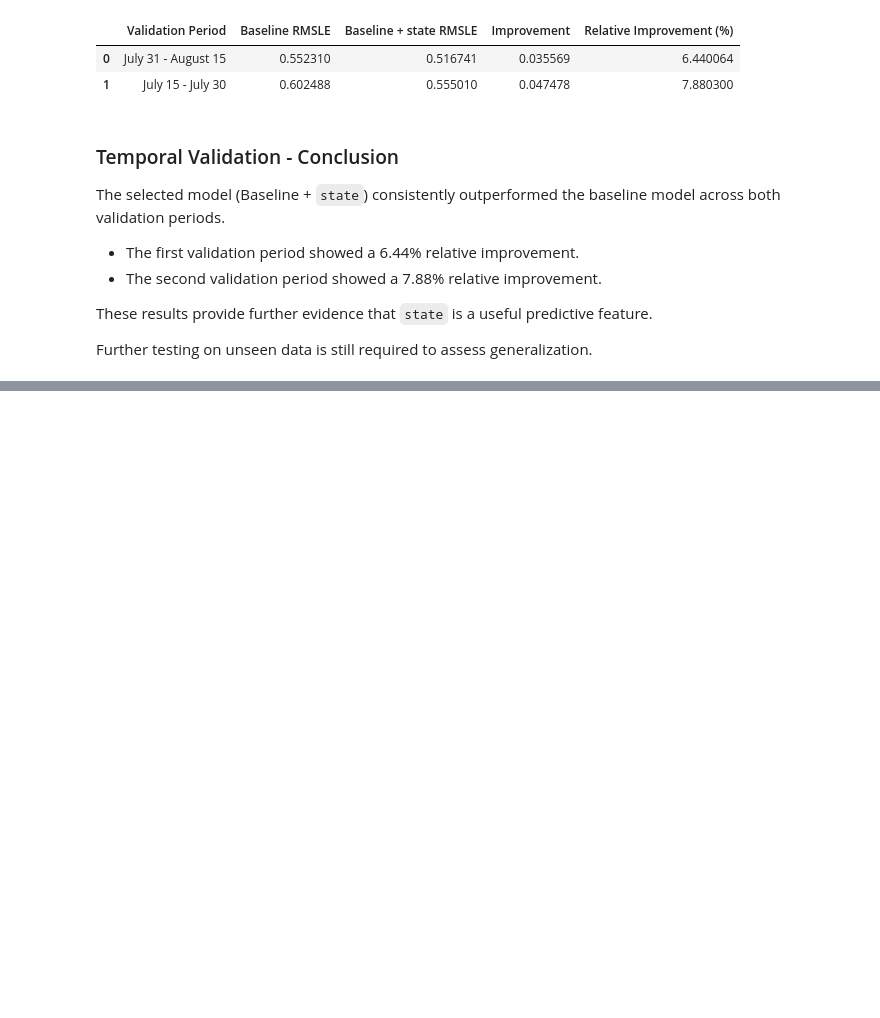
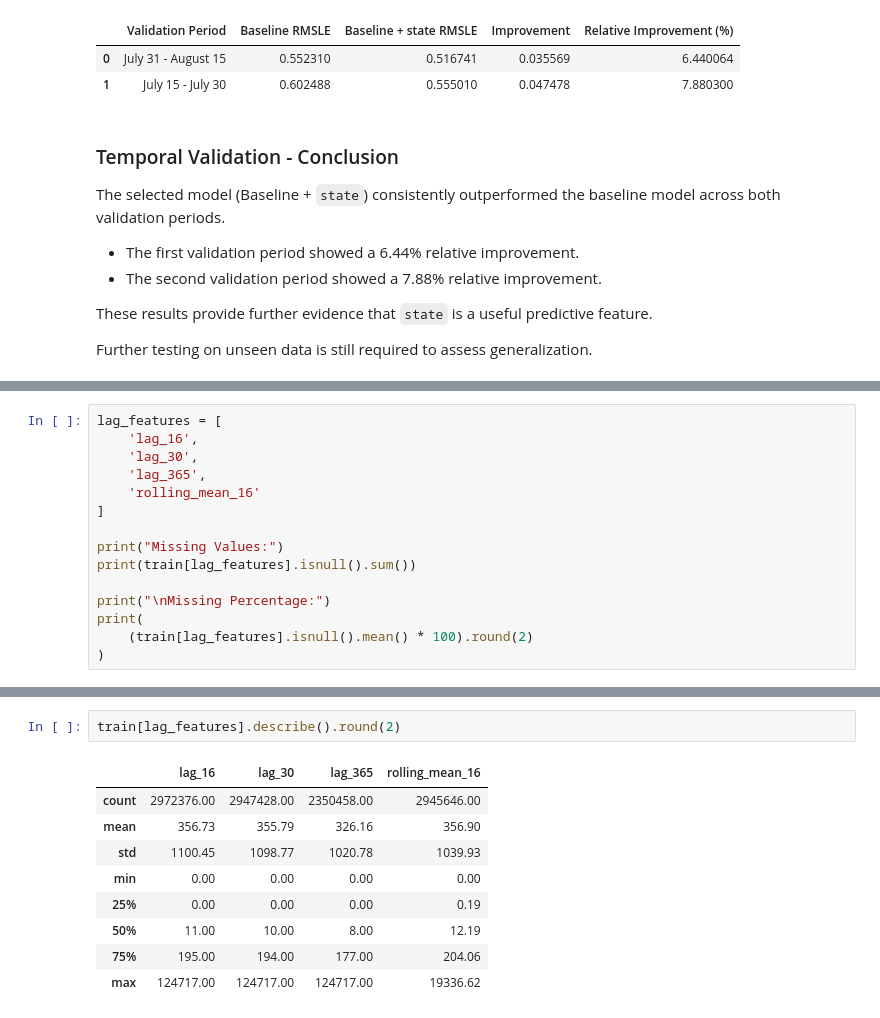
Before and after one commit to MosabOs/Store-Sales-Forecasting-Comp-V-Mosab-Os, a Jupyter notebook: store-sales-forecasting-comp-v-mosab-os.ipynb, the cells around one changed output, grey strips where cells are left out. Saved outputs shown, nothing was run; the diff lists cells and outputs as text; blank space fills up the shorter version.

```diff
--- a/store-sales-forecasting-comp-v-mosab-os.ipynb
+++ b/store-sales-forecasting-comp-v-mosab-os.ipynb
@@ -3580,0 +3629,15 @@ Further testing on unseen data is still required to assess generalization.
+# %%
+lag_features = [
+    'lag_16',
+    'lag_30',
+    'lag_365',
+    'rolling_mean_16'
+]
+
+print("Missing Values:")
+print(train[lag_features].isnull().sum())
+
+print("\nMissing Percentage:")
+print(
+    (train[lag_features].isnull().mean() * 100).round(2)
+)
@@ -3580,0 +3658,12 @@ Further testing on unseen data is still required to assess generalization.
+# %%
+train[lag_features].describe().round(2)
+# %% [output]
+|  | lag_16 | lag_30 | lag_365 | rolling_mean_16 |
+| count | 2972376.00 | 2947428.00 | 2350458.00 | 2945646.00 |
+| mean | 356.73 | 355.79 | 326.16 | 356.90 |
+| std | 1100.45 | 1098.77 | 1020.78 | 1039.93 |
+| min | 0.00 | 0.00 | 0.00 | 0.00 |
+| 25% | 0.00 | 0.00 | 0.00 | 0.19 |
+| 50% | 11.00 | 10.00 | 8.00 | 12.19 |
+| 75% | 195.00 | 194.00 | 177.00 | 204.06 |
+| max | 124717.00 | 124717.00 | 124717.00 | 19336.62 |
```
Also changed, not shown: parts of 48 cells of this notebook.
